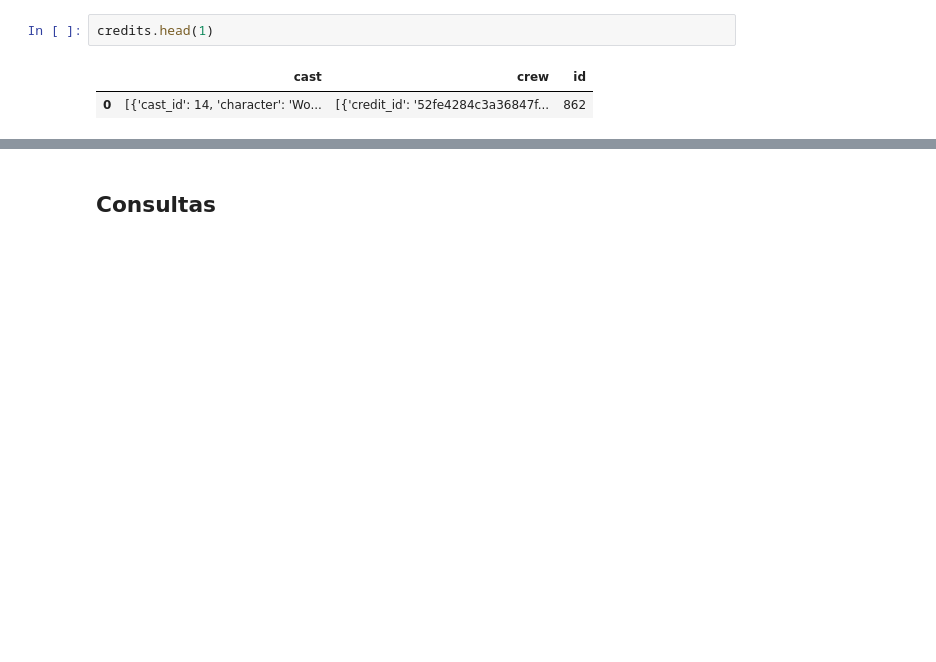
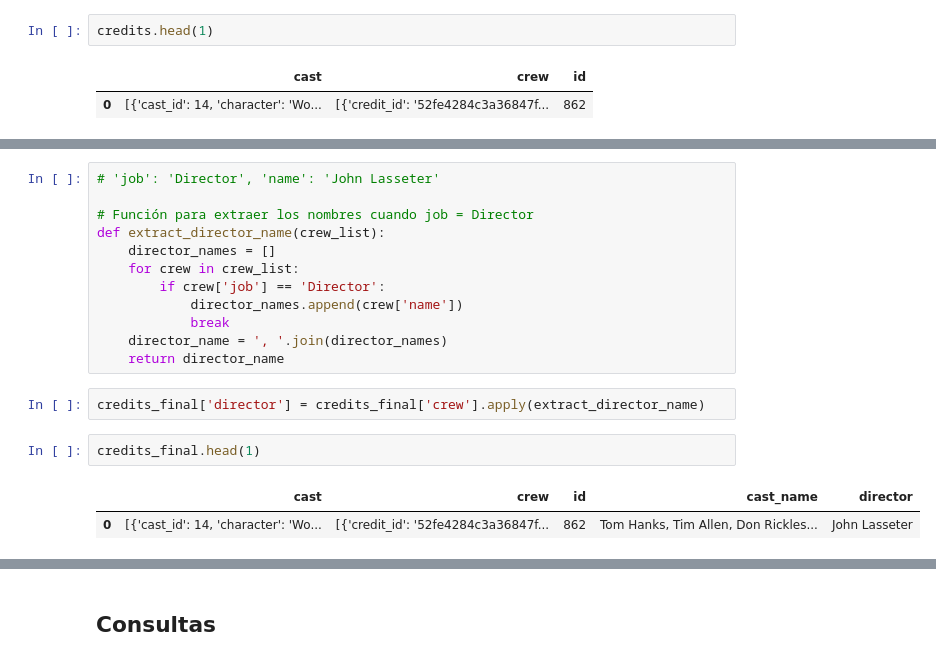
Before and after one commit to AlbaCastillo/Movie-Recommendations-Model, a Jupyter notebook: Movie_Recommendations.ipynb, the cells around one changed output, grey strips where cells are left out. Cells and saved outputs as stored; diff of their text form; blank space fills up the shorter version.

```diff
--- a/Movie_Recommendations.ipynb
+++ b/Movie_Recommendations.ipynb
@@ -357,0 +406,19 @@ credits.head(1)
+# %%
+# 'job': 'Director', 'name': 'John Lasseter'
+
+# Función para extraer los nombres cuando job = Director
+def extract_director_name(crew_list):
+    director_names = []
+    for crew in crew_list:
+        if crew['job'] == 'Director':
+            director_names.append(crew['name'])
+            break
+    director_name = ', '.join(director_names)
+    return director_name
+# %%
+credits_final['director'] = credits_final['crew'].apply(extract_director_name)
+# %%
+credits_final.head(1)
+# %% [output]
+|  | cast | crew | id | cast_name | director |
+| 0 | [{'cast_id': 14, 'character': 'Wo... | [{'credit_id': '52fe4284c3a36847f... | 862 | Tom Hanks, Tim Allen, Don Rickles... | John Lasseter |
```
Also changed, not shown: parts of 26 cells of this notebook.
